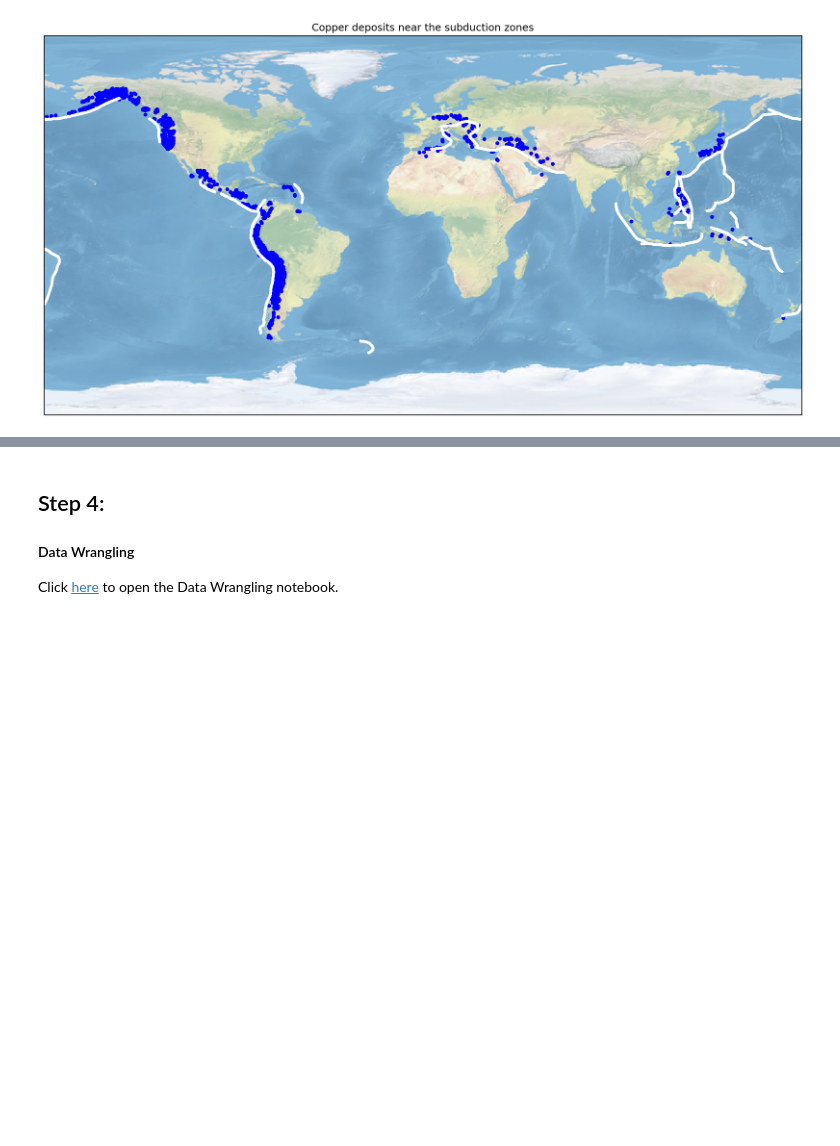
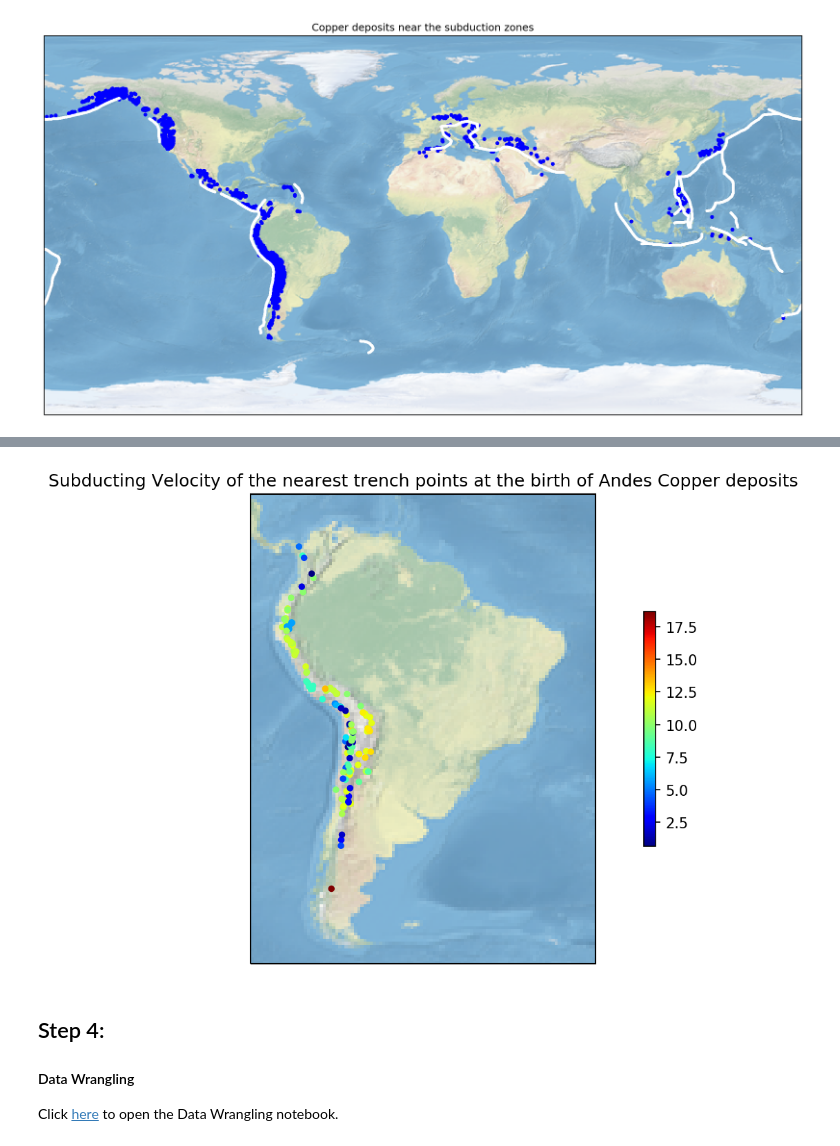
Before and after one commit to EarthByte/spatio-temporal-exploration, a Jupyter notebook: python/workflow.ipynb, the cells around one changed output, grey strips where cells are left out. Cells and saved outputs as stored; diff of their text form; code cells hidden in the pictures; blank space fills up the shorter version.

```diff
--- a/python/workflow.ipynb
+++ b/python/workflow.ipynb
@@ -332,0 +437,5 @@ Time taken: 74.87650394439697  seconds
+# %%
+#this file contains attributes from Subduction Convergence Kinematics Statistics
+#see the list above
+data_2 = pd.read_csv("./coreg_output/0_vector_subStats.out", header=None)
+data_2.head()#let's print the first 5 rows
@@ -333,3 +485,22 @@ Time taken: 74.87650394439697  seconds
+# %%
+import matplotlib.pyplot as plt
+import numpy as np
+import cartopy.crs as ccrs
+
+fig = plt.figure(figsize=(12,6),dpi=150)
+ax = plt.axes(projection=ccrs.PlateCarree())
+ax.stock_img()
+ax.set_extent([-85, -30, -55, 15])
+#ax.set_extent([-180, 180, -90, 90])
+
+cb = ax.scatter(data_3.loc[:155,'lon'], data_3.loc[:155,'lat'], 50, marker='.',
+                c=data_2.iloc[:156,5],  cmap=plt.cm.jet)
+
+plt.title('Subducting Velocity of the nearest trench points at the birth of Andes Copper deposits')
+fig.colorbar(cb, shrink=0.5)
+plt.show()
+# %% [output]
+[figure, added]
 # %% [markdown]
 ## Step 4:
 #### Data Wrangling
```
Also changed, not shown: parts of 20 cells of this notebook.
